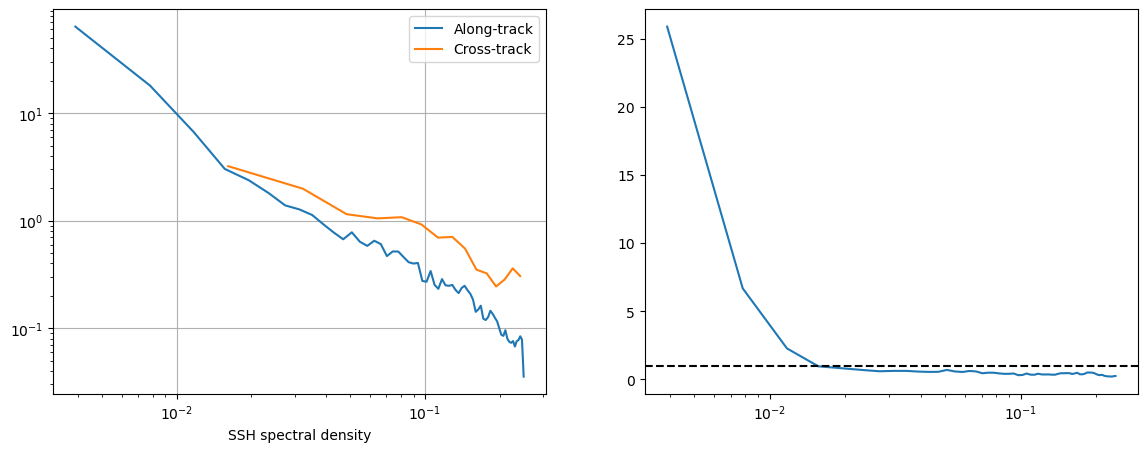
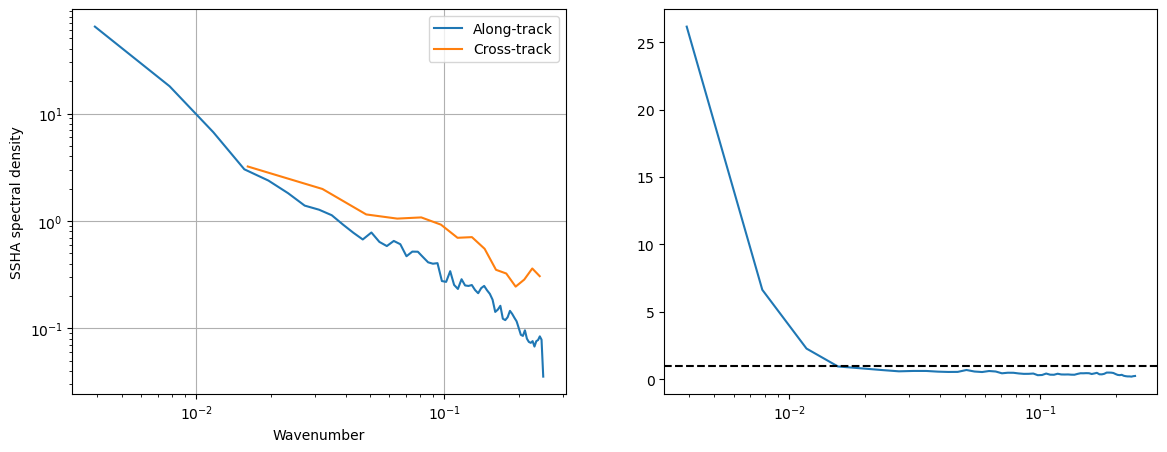
The notebook cell's code change between the first figure and the second:
--- before
+++ after
@@ -3,5 +3,5 @@
 ax.loglog(kx[1:],E_along[1:],label="Along-track")
 ax.loglog(ky[1:],E_cross[1:],label="Cross-track")
-ax.set_xlabel('Wavenumber');ax.set_xlabel('SSH spectral density');
+ax.set_xlabel('Wavenumber');ax.set_ylabel('SSHA spectral density');
 ax.legend();ax.grid();
 ax=axs[1]

Commit: updates ssh spectra